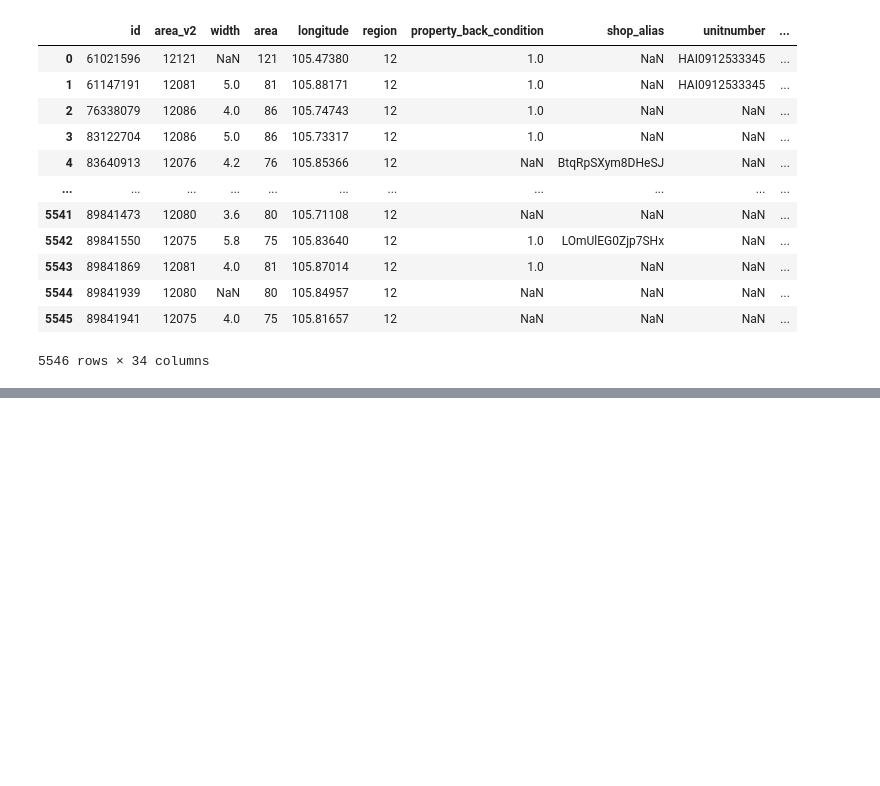
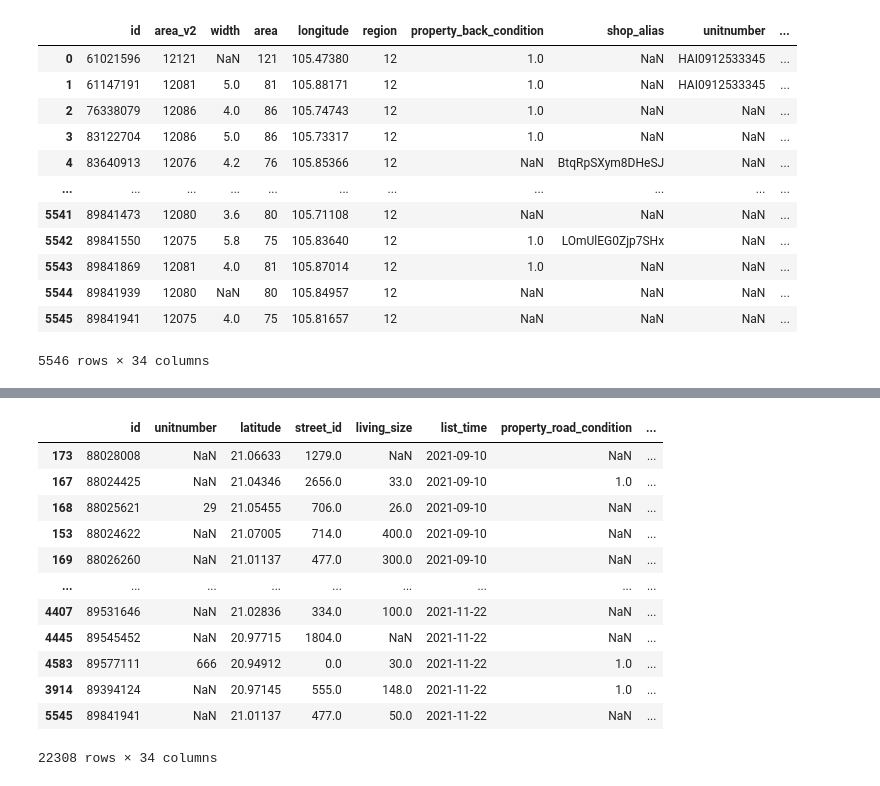
Before and after one commit to wind123mountain/House_Price_Prediction, a Jupyter notebook: pre_processing.ipynb, the cells around one changed output, grey strips where cells are left out. Cells and saved outputs as stored; diff of their text form; code cells hidden in the pictures; blank space fills up the shorter version.

Commit message:
update data

```diff
--- a/pre_processing.ipynb
+++ b/pre_processing.ipynb
@@ -123,0 +128,13 @@ te
+# %%
+import pandas as pd
+
+df = pd.read_csv('pre_data/pre_data_1.csv')
+df2 = pd.read_csv('pre_data/pre_data_2.csv')
+df3 = pd.read_csv('pre_data/pre_data_3.csv')
+df4 = pd.read_csv('pre_data/pre_data_4.csv')
+# %%
+df = df.append(df2)
+df = df.append(df3)
+df = df.append(df4)
+
+df.info()
@@ -123,0 +159,3 @@ te
+# %%
+df['list_time'] = pd.to_datetime(df['list_time'], format='%d %B %Y')
+df.info()
@@ -123,0 +180,18 @@ te
+# %%
+df = df.sort_values(by=['list_time'])
+# %%
+df
+# %% [output]
+|  | id | unitnumber | latitude | street_id | living_size | list_time | property_road_condition | ... |
+| 173 | 88028008 | NaN | 21.06633 | 1279.0 | NaN | 2021-09-10 | NaN | ... |
+| 167 | 88024425 | NaN | 21.04346 | 2656.0 | 33.0 | 2021-09-10 | 1.0 | ... |
+| 168 | 88025621 | 29 | 21.05455 | 706.0 | 26.0 | 2021-09-10 | NaN | ... |
+| 153 | 88024622 | NaN | 21.07005 | 714.0 | 400.0 | 2021-09-10 | NaN | ... |
+| 169 | 88026260 | NaN | 21.01137 | 477.0 | 300.0 | 2021-09-10 | NaN | ... |
+| ... | ... | ... | ... | ... | ... | ... | ... | ... |
+| 4407 | 89531646 | NaN | 21.02836 | 334.0 | 100.0 | 2021-11-22 | NaN | ... |
+| 4445 | 89545452 | NaN | 20.97715 | 1804.0 | NaN | 2021-11-22 | NaN | ... |
+| 4583 | 89577111 | 666 | 20.94912 | 0.0 | 30.0 | 2021-11-22 | 1.0 | ... |
+| 3914 | 89394124 | NaN | 20.97145 | 555.0 | 148.0 | 2021-11-22 | 1.0 | ... |
+| 5545 | 89841941 | NaN | 21.01137 | 477.0 | 50.0 | 2021-11-22 | NaN | ... |
+22308 rows × 34 columns
```
Also changed, not shown: parts of 8 cells of this notebook, 13 other files.
